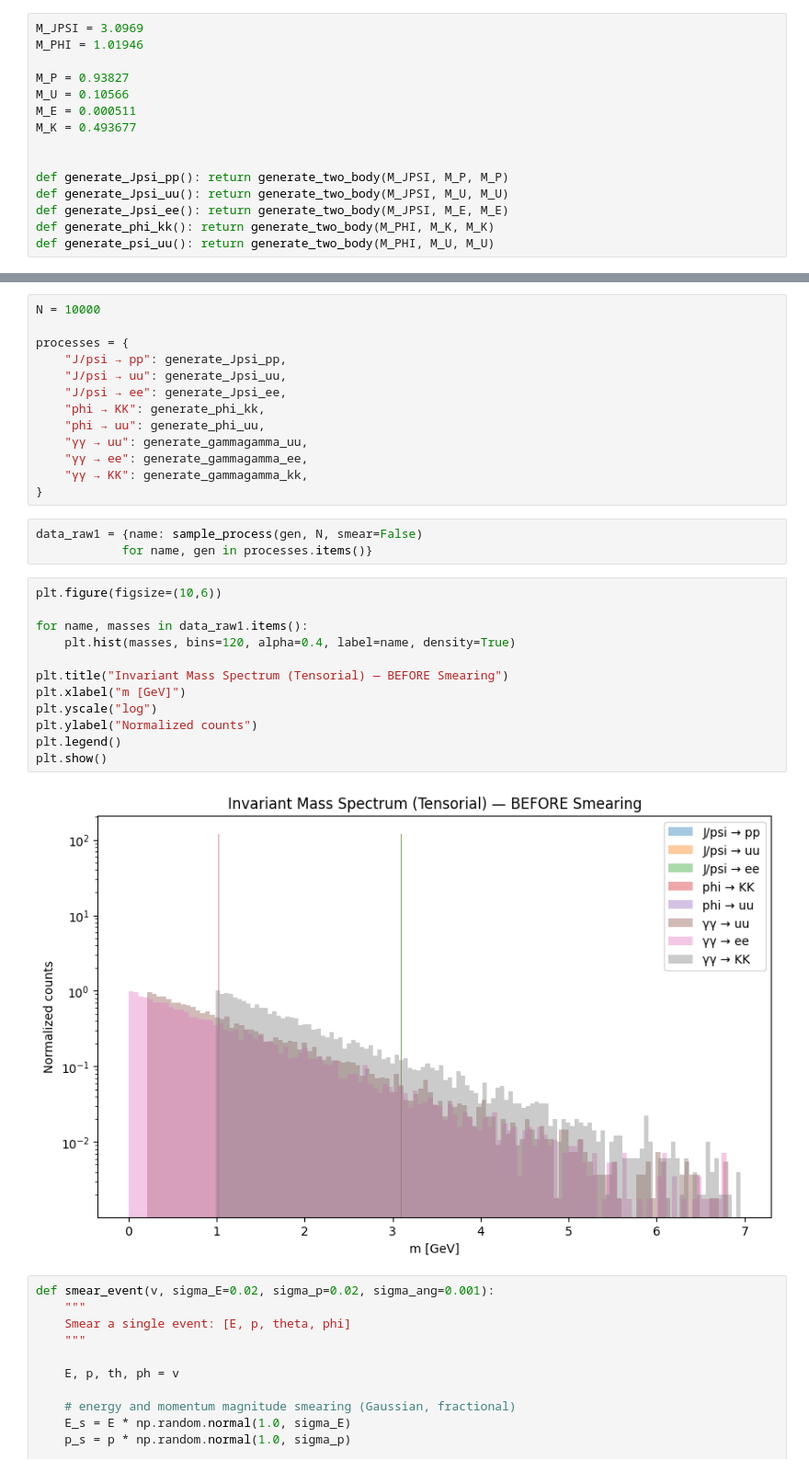
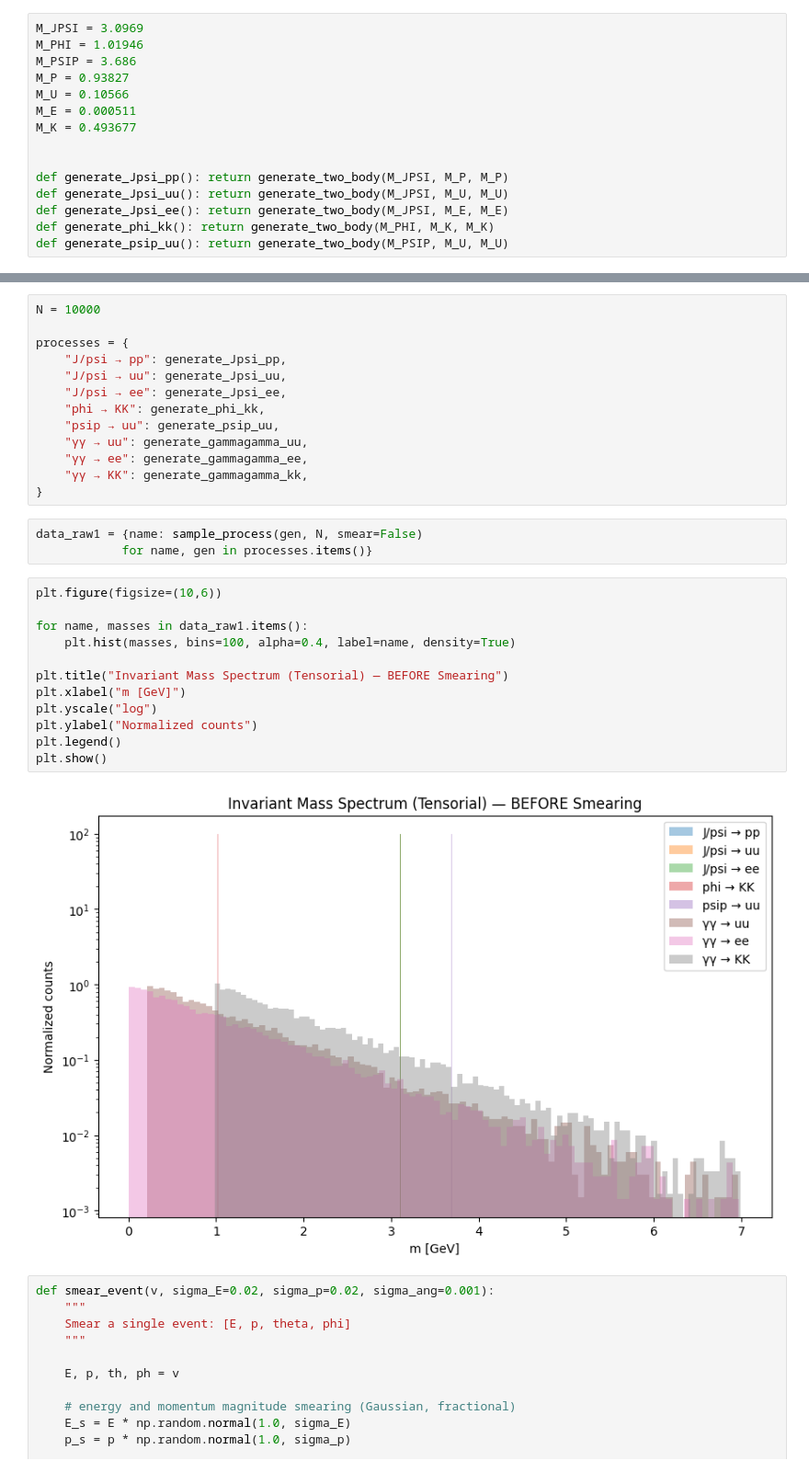
Before and after one commit to User76251/Exam_project, a Jupyter notebook: generation-2.ipynb, the cells around one changed output, grey strips where cells are left out. Shown at 92% size. Cells and saved outputs as stored; diff of their text form.

```diff
--- a/generation-2.ipynb
+++ b/generation-2.ipynb
@@ -54,7 +54,7 @@ def generate_two_body(M, m1, m2):
 # %%
 M_JPSI = 3.0969
 M_PHI = 1.01946
-
+M_PSIP = 3.686
 M_P = 0.93827
 M_U = 0.10566
 M_E = 0.000511
@@ -65,7 +65,7 @@ def generate_Jpsi_pp(): return generate_two_body(M_JPSI, M_P, M_P)
 def generate_Jpsi_uu(): return generate_two_body(M_JPSI, M_U, M_U)
 def generate_Jpsi_ee(): return generate_two_body(M_JPSI, M_E, M_E)
 def generate_phi_kk(): return generate_two_body(M_PHI, M_K, M_K)
-def generate_psi_uu(): return generate_two_body(M_PHI, M_U, M_U)
+def generate_psip_uu(): return generate_two_body(M_PSIP, M_U, M_U)
 # %%
 def sample_process(generator, N=20000, smear=False):
     masses = []
@@ -111,7 +111,7 @@ processes = {
     "J/psi → uu": generate_Jpsi_uu,
     "J/psi → ee": generate_Jpsi_ee,
     "phi → KK": generate_phi_kk,
-    "phi → uu": generate_phi_uu,
+    "psip → uu": generate_psip_uu,
     "γγ → uu": generate_gammagamma_uu,
     "γγ → ee": generate_gammagamma_ee,
     "γγ → KK": generate_gammagamma_kk,
@@ -122,17 +122,17 @@ data_raw1 = {name: sample_process(gen, N, smear=False)
 # %%
 plt.figure(figsize=(10,6))
 
 for name, masses in data_raw1.items():
-    plt.hist(masses, bins=120, alpha=0.4, label=name, density=True)
+    plt.hist(masses, bins=100, alpha=0.4, label=name, density=True)
 
 plt.title("Invariant Mass Spectrum (Tensorial) — BEFORE Smearing")
 plt.xlabel("m [GeV]")
 plt.yscale("log")
 plt.ylabel("Normalized counts")
 plt.legend()
 plt.show()
 # %% [output]
-[figure, old version]
+[figure, new version]
 # %%
 def smear_event(v, sigma_E=0.02, sigma_p=0.02, sigma_ang=0.001):
     """
```
Also changed, not shown: parts of 2 cells of this notebook.
